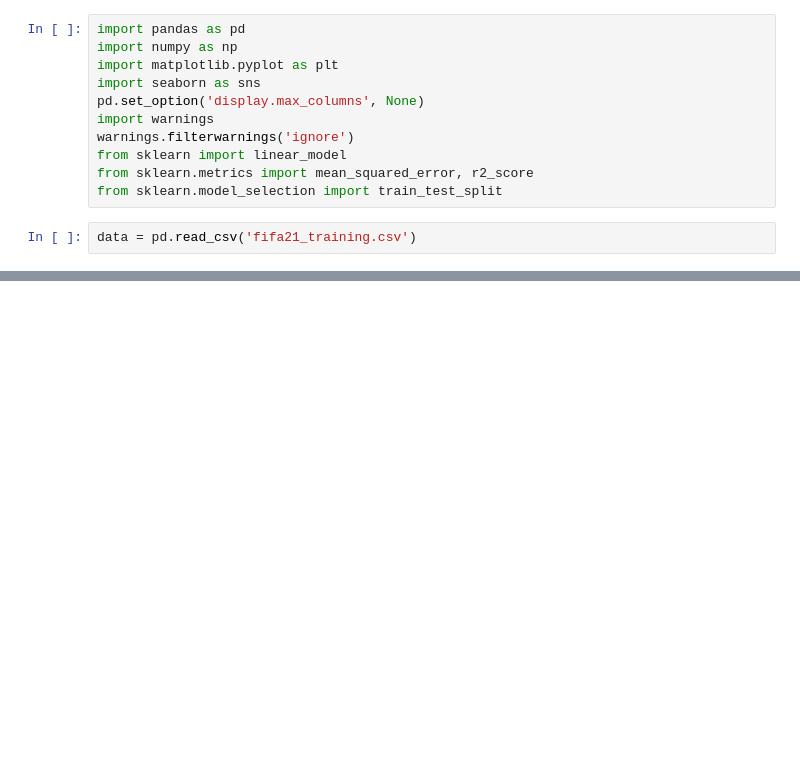
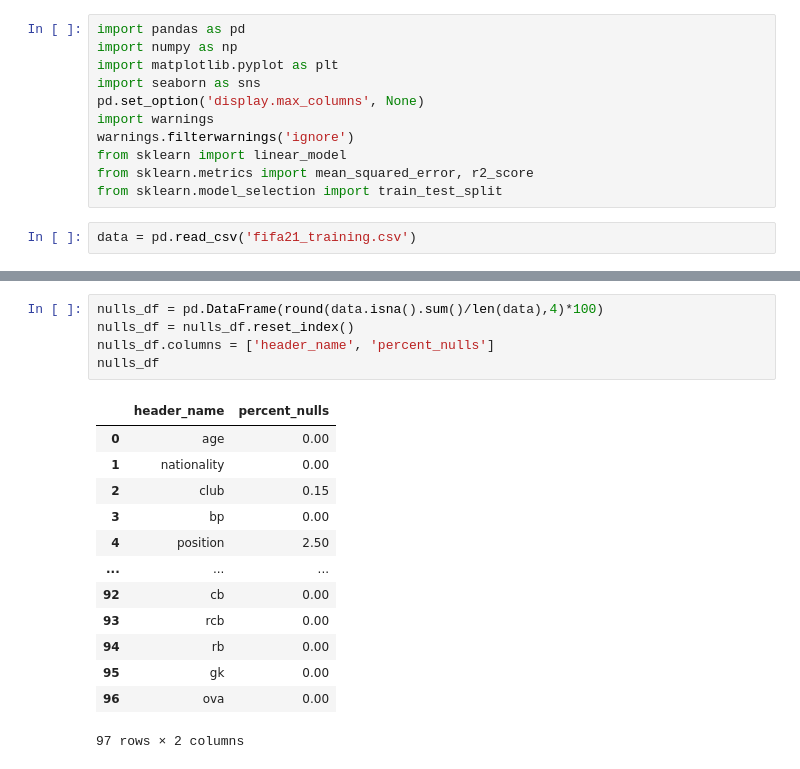
Before and after one commit to mazim-co/Team-four-fifa, a Jupyter notebook: FIFA_project/file_for_project/Fifa-Project-Notebook.ipynb, the cells around one changed output, grey strips where cells are left out. Cells and saved outputs as stored; diff of their text form; blank space fills up the shorter version.

```diff
--- a/FIFA_project/file_for_project/Fifa-Project-Notebook.ipynb
+++ b/FIFA_project/file_for_project/Fifa-Project-Notebook.ipynb
@@ -22,0 +47,19 @@ data.head()
+# %%
+nulls_df = pd.DataFrame(round(data.isna().sum()/len(data),4)*100)
+nulls_df = nulls_df.reset_index()
+nulls_df.columns = ['header_name', 'percent_nulls']
+nulls_df
+# %% [output]
+|  | header_name | percent_nulls |
+| 0 | age | 0.00 |
+| 1 | nationality | 0.00 |
+| 2 | club | 0.15 |
+| 3 | bp | 0.00 |
+| 4 | position | 2.50 |
+| ... | ... | ... |
+| 92 | cb | 0.00 |
+| 93 | rcb | 0.00 |
+| 94 | rb | 0.00 |
+| 95 | gk | 0.00 |
+| 96 | ova | 0.00 |
+97 rows × 2 columns
```
Also changed, not shown: parts of 4 cells of this notebook, 1 other file.
